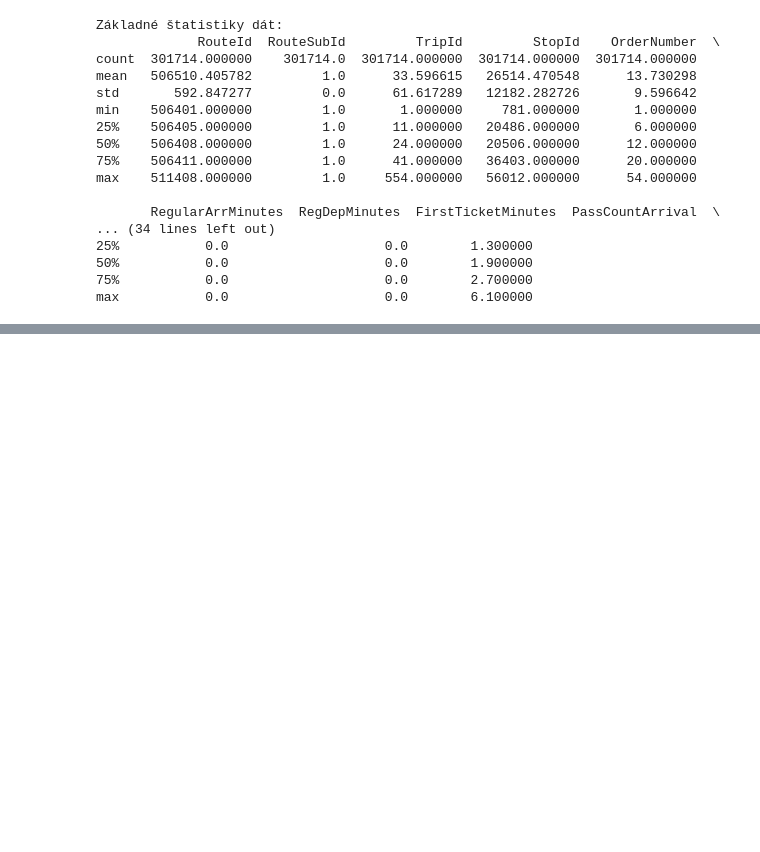
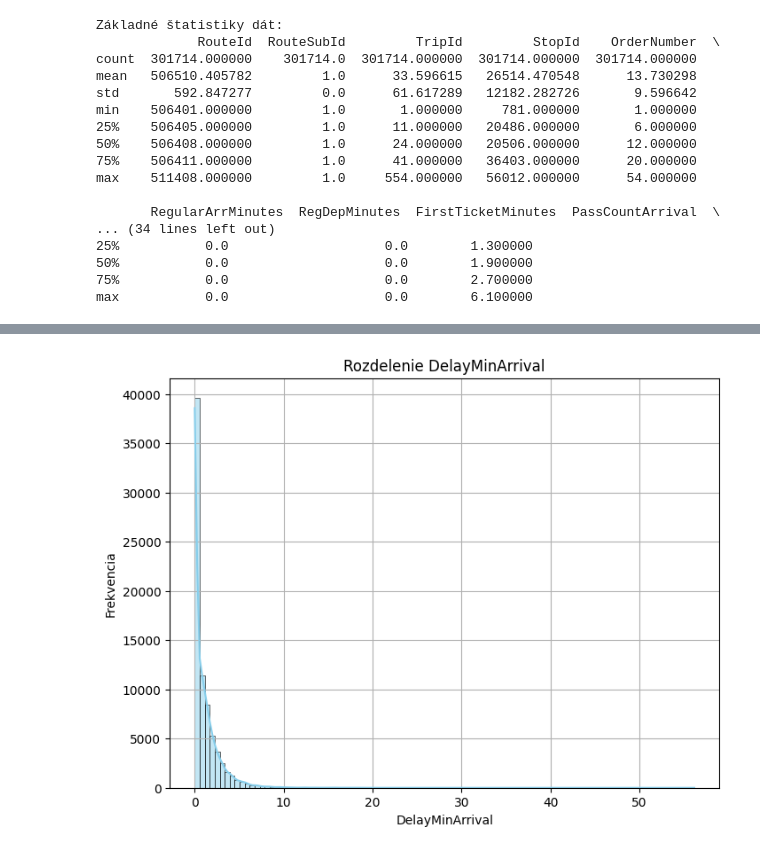
Before and after one commit to LusnakSimon/bp_lusnak, a Jupyter notebook: data_analysis.ipynb, the cells around one changed output, grey strips where cells are left out. Saved outputs shown, nothing was run; the diff lists cells and outputs as text; code cells hidden in the pictures; blank space fills up the shorter version.

```diff
--- a/data_analysis.ipynb
+++ b/data_analysis.ipynb
@@ -39,0 +48,10 @@ Scatter plot pre každú premennú vs DelayMinArrival
+# %%
+plt.figure(figsize=(8, 6))
+sns.histplot(data=martin_data, x='DelayMinArrival', bins=100, kde=True, color='skyblue')
+plt.title(f'Rozdelenie {'DelayMinArrival'}')
+plt.xlabel('DelayMinArrival')
+plt.ylabel('Frekvencia')
+plt.grid(True)
+plt.show()
+# %% [output]
+[figure, added]
```
Also changed, not shown: parts of 15 cells of this notebook, 1 other file.
